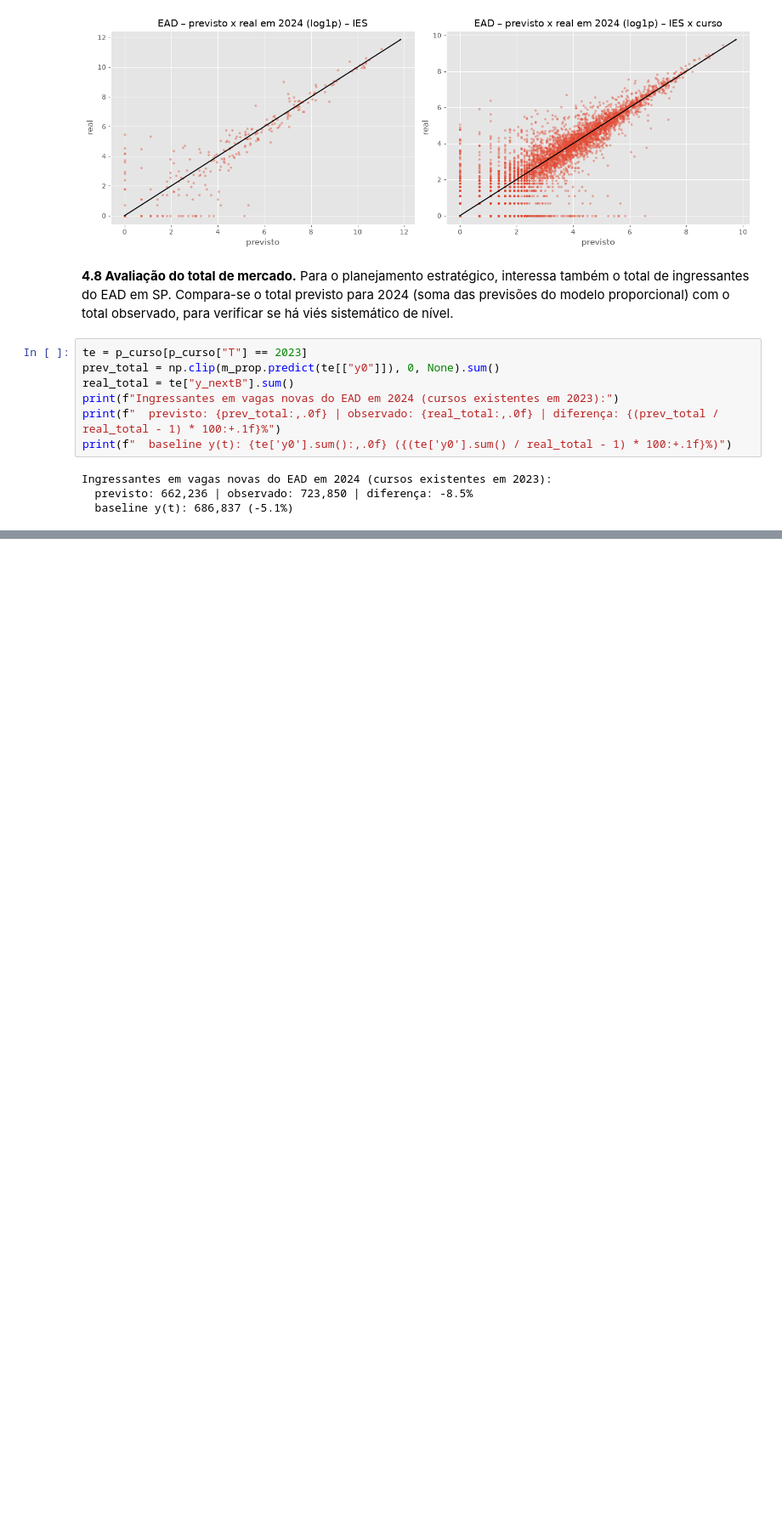
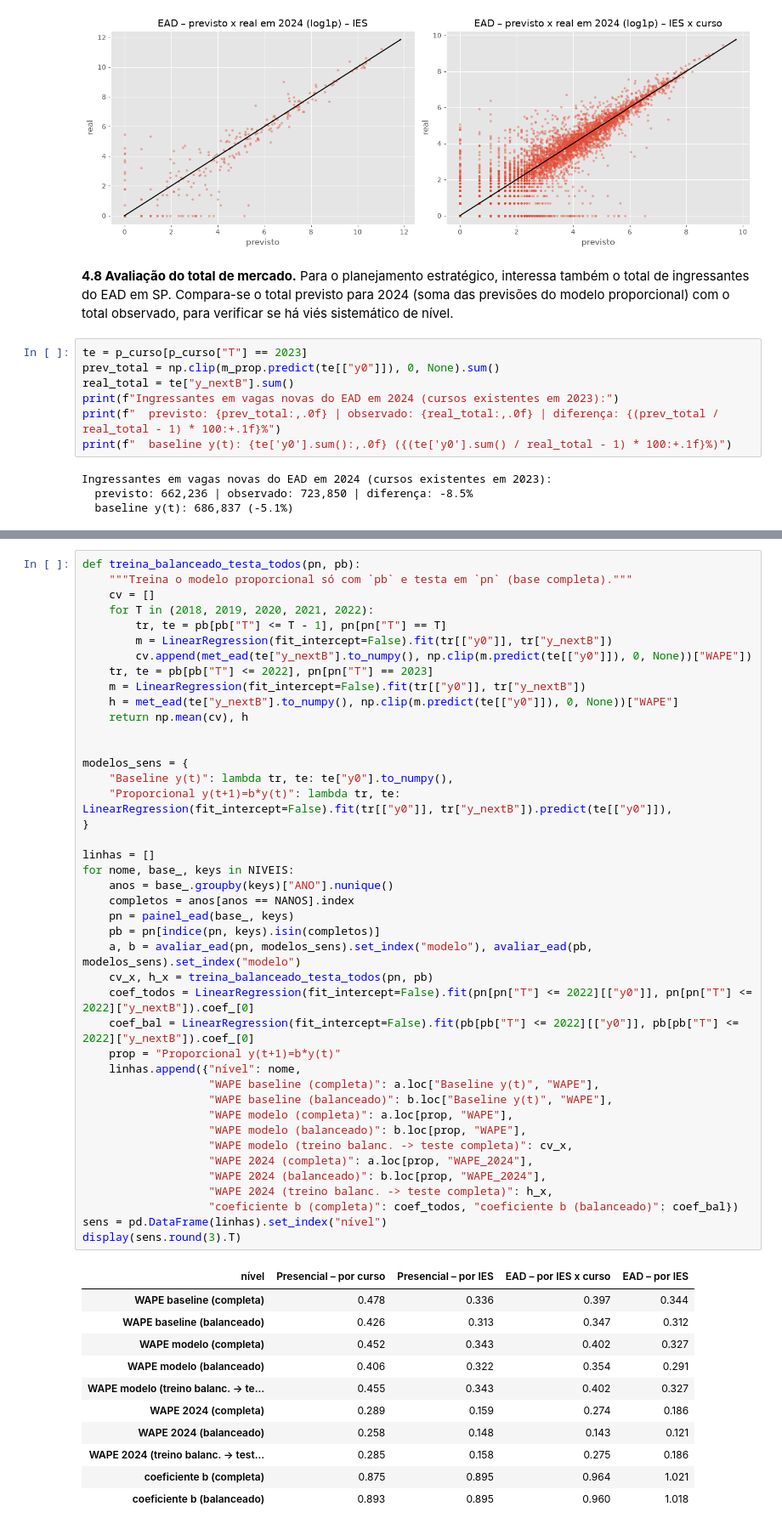
Before and after one commit to janeduardo19/regressao_linear_impacta, a Jupyter notebook: regression.ipynb, the cells around one changed output, grey strips where cells are left out. Shown at 85% size. Drawn from its saved outputs; the diff is of its cells as text; blank space fills up the shorter version.

Commit message:
Adiciona teste de sensibilidade com painel balanceado e atualiza conclusões

```diff
--- a/regression.ipynb
+++ b/regression.ipynb
@@ -1145,0 +1204,54 @@ Ingressantes em vagas novas do EAD em 2024 (cursos existentes em 2023):
+# %%
+def treina_balanceado_testa_todos(pn, pb):
+    """Treina o modelo proporcional só com `pb` e testa em `pn` (base completa)."""
+    cv = []
+    for T in (2018, 2019, 2020, 2021, 2022):
+        tr, te = pb[pb["T"] <= T - 1], pn[pn["T"] == T]
+        m = LinearRegression(fit_intercept=False).fit(tr[["y0"]], tr["y_nextB"])
+        cv.append(met_ead(te["y_nextB"].to_numpy(), np.clip(m.predict(te[["y0"]]), 0, None))["WAPE"])
+    tr, te = pb[pb["T"] <= 2022], pn[pn["T"] == 2023]
+    m = LinearRegression(fit_intercept=False).fit(tr[["y0"]], tr["y_nextB"])
+    h = met_ead(te["y_nextB"].to_numpy(), np.clip(m.predict(te[["y0"]]), 0, None))["WAPE"]
+    return np.mean(cv), h
+
+
+modelos_sens = {
+    "Baseline y(t)": lambda tr, te: te["y0"].to_numpy(),
+    "Proporcional y(t+1)=b*y(t)": lambda tr, te: LinearRegression(fit_intercept=False).fit(tr[["y0"]], tr["y_nextB"]).predict(te[["y0"]]),
+}
+
+linhas = []
+for nome, base_, keys in NIVEIS:
+    anos = base_.groupby(keys)["ANO"].nunique()
+    completos = anos[anos == NANOS].index
+    pn = painel_ead(base_, keys)
+    pb = pn[indice(pn, keys).isin(completos)]
+    a, b = avaliar_ead(pn, modelos_sens).set_index("modelo"), avaliar_ead(pb, modelos_sens).set_index("modelo")
+    cv_x, h_x = treina_balanceado_testa_todos(pn, pb)
+    coef_todos = LinearRegression(fit_intercept=False).fit(pn[pn["T"] <= 2022][["y0"]], pn[pn["T"] <= 2022]["y_nextB"]).coef_[0]
+    coef_bal = LinearRegression(fit_intercept=False).fit(pb[pb["T"] <= 2022][["y0"]], pb[pb["T"] <= 2022]["y_nextB"]).coef_[0]
+    prop = "Proporcional y(t+1)=b*y(t)"
+    linhas.append({"nível": nome,
+                   "WAPE baseline (completa)": a.loc["Baseline y(t)", "WAPE"],
+                   "WAPE baseline (balanceado)": b.loc["Baseline y(t)", "WAPE"],
+                   "WAPE modelo (completa)": a.loc[prop, "WAPE"],
+                   "WAPE modelo (balanceado)": b.loc[prop, "WAPE"],
+                   "WAPE modelo (treino balanc. -> teste completa)": cv_x,
+                   "WAPE 2024 (completa)": a.loc[prop, "WAPE_2024"],
+                   "WAPE 2024 (balanceado)": b.loc[prop, "WAPE_2024"],
+                   "WAPE 2024 (treino balanc. -> teste completa)": h_x,
+                   "coeficiente b (completa)": coef_todos, "coeficiente b (balanceado)": coef_bal})
+sens = pd.DataFrame(linhas).set_index("nível")
+display(sens.round(3).T)
+# %% [output]
+| nível | Presencial – por curso | Presencial – por IES | EAD – por IES x curso | EAD – por IES |
+| WAPE baseline (completa) | 0.478 | 0.336 | 0.397 | 0.344 |
+| WAPE baseline (balanceado) | 0.426 | 0.313 | 0.347 | 0.312 |
+| WAPE modelo (completa) | 0.452 | 0.343 | 0.402 | 0.327 |
+| WAPE modelo (balanceado) | 0.406 | 0.322 | 0.354 | 0.291 |
+| WAPE modelo (treino balanc. -> te... | 0.455 | 0.343 | 0.402 | 0.327 |
+| WAPE 2024 (completa) | 0.289 | 0.159 | 0.274 | 0.186 |
+| WAPE 2024 (balanceado) | 0.258 | 0.148 | 0.143 | 0.121 |
+| WAPE 2024 (treino balanc. -> test... | 0.285 | 0.158 | 0.275 | 0.186 |
+| coeficiente b (completa) | 0.875 | 0.895 | 0.964 | 1.021 |
+| coeficiente b (balanceado) | 0.893 | 0.895 | 0.960 | 1.018 |
```
Also changed, not shown: parts of 8 cells of this notebook, 1 other file.
